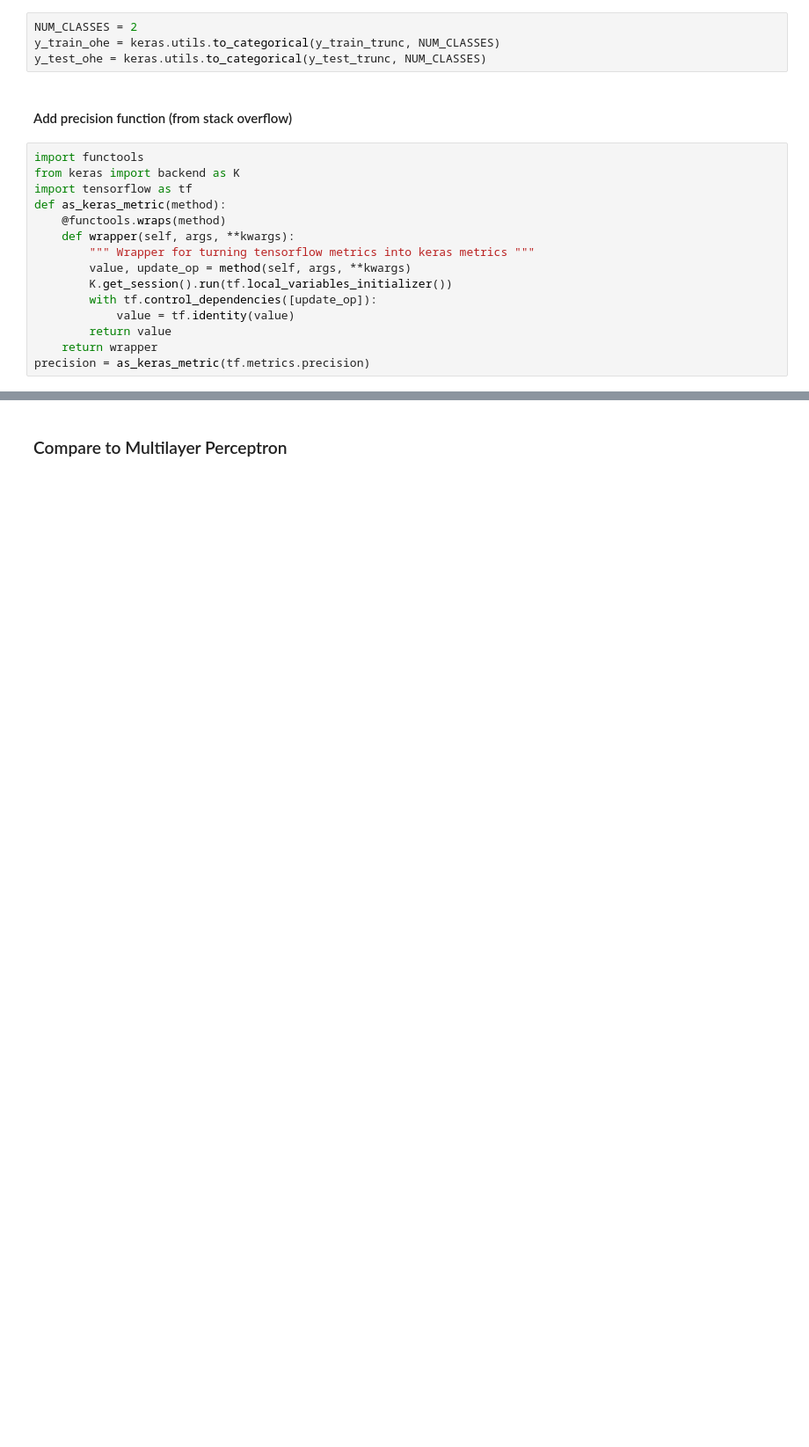
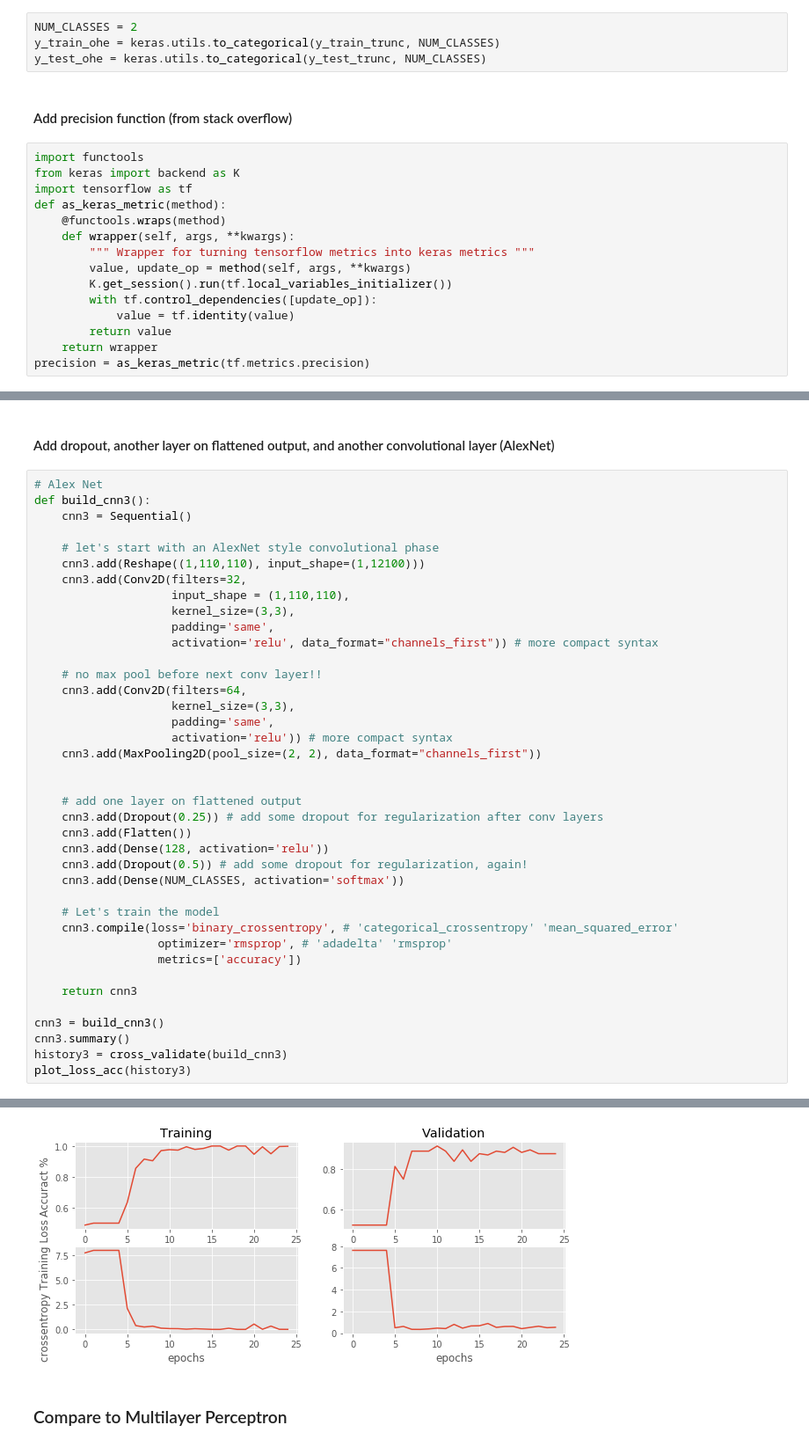
Before and after one commit to aviraj-sinha/ML6, a Jupyter notebook: proj6.ipynb, the cells around one changed output, grey strips where cells are left out. Shown: that part at 88% size. Drawn from its saved outputs; the diff is of its cells as text; blank space fills up the shorter version.

```diff
--- a/proj6.ipynb
+++ b/proj6.ipynb
@@ -256,0 +284,42 @@ compare_mlp_cnn(cnn,None,X_test,y_test)
+# %% [markdown]
+#### Add dropout, another layer on flattened output, and another convolutional layer (AlexNet)
+# %%
+# Alex Net
+def build_cnn3():
+    cnn3 = Sequential()
+
+    # let's start with an AlexNet style convolutional phase
+    cnn3.add(Reshape((1,110,110), input_shape=(1,12100)))
+    cnn3.add(Conv2D(filters=32,
+                    input_shape = (1,110,110),
+                    kernel_size=(3,3),
+                    padding='same',
+                    activation='relu', data_format="channels_first")) # more compact syntax
+
+    # no max pool before next conv layer!!
+    cnn3.add(Conv2D(filters=64,
+                    kernel_size=(3,3),
+                    padding='same',
+                    activation='relu')) # more compact syntax
+    cnn3.add(MaxPooling2D(pool_size=(2, 2), data_format="channels_first"))
+
+
+    # add one layer on flattened output
+    cnn3.add(Dropout(0.25)) # add some dropout for regularization after conv layers
+    cnn3.add(Flatten())
+    cnn3.add(Dense(128, activation='relu'))
+    cnn3.add(Dropout(0.5)) # add some dropout for regularization, again!
+    cnn3.add(Dense(NUM_CLASSES, activation='softmax'))
+
+    # Let's train the model
+    cnn3.compile(loss='binary_crossentropy', # 'categorical_crossentropy' 'mean_squared_error'
+                  optimizer='rmsprop', # 'adadelta' 'rmsprop'
+                  metrics=['accuracy'])
+
+    return cnn3
+
+cnn3 = build_cnn3()
+cnn3.summary()
+history3 = cross_validate(build_cnn3)
+plot_loss_acc(history3)
+# %% [output]
@@ -257,3 +343,4 @@ compare_mlp_cnn(cnn,None,X_test,y_test)
+[figure, added]
 # %% [markdown]
 ### Compare to Multilayer Perceptron
 # %%
```
Also changed, not shown: parts of 21 cells of this notebook.
